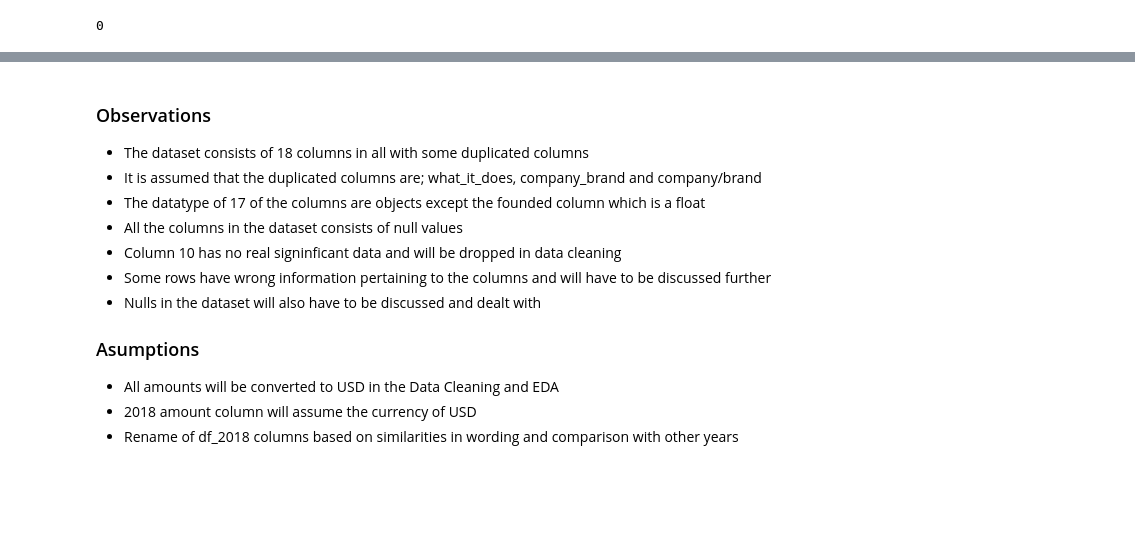
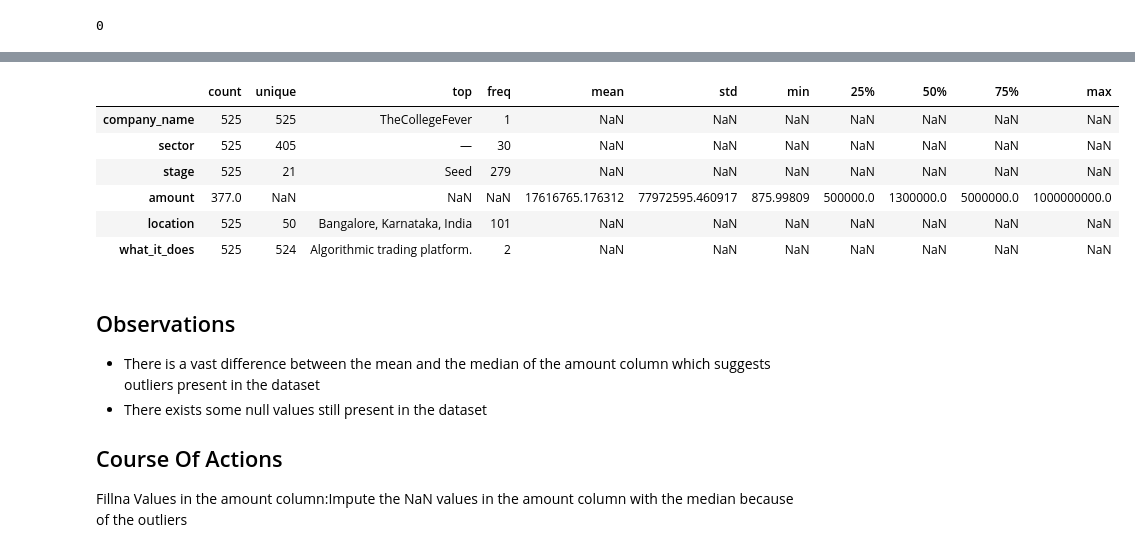
Before and after one commit to adubrightkwartengsnr/India_Startup_Analysis_2018-2021, a Jupyter notebook: start_up_analysis.ipynb, the cells around one changed output, grey strips where cells are left out. Saved outputs shown, nothing was run; the diff lists cells and outputs as text; code cells hidden in the pictures; blank space fills up the shorter version.

```diff
--- a/start_up_analysis.ipynb
+++ b/start_up_analysis.ipynb
@@ -331,3 +263,0 @@ def clean_amount(df, col_name):
-# %%
-# apply the clean_data function to the 2018 dataframe
-df_2018["amount"] = clean_amount(df_2018, "amount")
@@ -406,3 +348,0 @@ memory usage: 28.7+ KB
-# %%
-# apply cleaned_data function on dataframe
-df_2018 = clean_data(df_2018,"amount")
@@ -458,4 +348,0 @@ rupee_data.head()
-# %%
-# combine the dollar and the rupee dataset
-df_2018 = pd.concat([dollar_data,rupee_data],ignore_index=False)
-df_2018.head()
@@ -487,3 +348,0 @@ From the analysis of the currencies in the amoount column, we have 144 amount in
-# %%
-# convert the data type of amount to float
-df_2018["amount"] = df_2018["amount"].astype(float)
@@ -534,16 +349,18 @@ memory usage: 427.4+ KB
-# %% [markdown]
-
-### Observations
-- The dataset consists of 18 columns in all with some duplicated columns
-- It is assumed that the duplicated columns are; what_it_does, company_brand and company/brand
-- The datatype of 17 of the columns are objects except the founded column which is a float
-- All the columns in the dataset consists of null values
-- Column 10 has no real signinficant data and will be dropped in data cleaning
-- Some rows have wrong information pertaining to the columns and will have to be discussed further
-- Nulls in the dataset will also have to be discussed and dealt with
-
-
-### Asumptions
-- All amounts will be converted to USD in the Data Cleaning and EDA
- - 2018 amount column will assume the currency of USD
-- Rename of df_2018 columns based on similarities in wording and comparison with other years
+# %%
+# perform a discriptive statistics on the new dataset
+df_2018.describe(include="all").T
+# %% [output]
+|  | count | unique | top | freq | mean | std | min | 25% | 50% | 75% | max |
+| company_name | 525 | 525 | TheCollegeFever | 1 | NaN | NaN | NaN | NaN | NaN | NaN | NaN |
+| sector | 525 | 405 | — | 30 | NaN | NaN | NaN | NaN | NaN | NaN | NaN |
+| stage | 525 | 21 | Seed | 279 | NaN | NaN | NaN | NaN | NaN | NaN | NaN |
+| amount | 377.0 | NaN | NaN | NaN | 17616765.176312 | 77972595.460917 | 875.99809 | 500000.0 | 1300000.0 | 5000000.0 | 1000000000.0 |
+| location | 525 | 50 | Bangalore, Karnataka, India | 101 | NaN | NaN | NaN | NaN | NaN | NaN | NaN |
+| what_it_does | 525 | 524 | Algorithmic trading platform. | 2 | NaN | NaN | NaN | NaN | NaN | NaN | NaN |
+# %% [markdown]
+## Observations
+- There is a vast difference between the mean and the median of the amount column which suggests outliers present in the dataset
+- There exists some null values still present in the dataset
+
+## Course Of Actions
+Fillna Values in the amount column:Impute the NaN values in the amount column with the median because of the outliers
```
Also changed, not shown: parts of 72 cells of this notebook.
